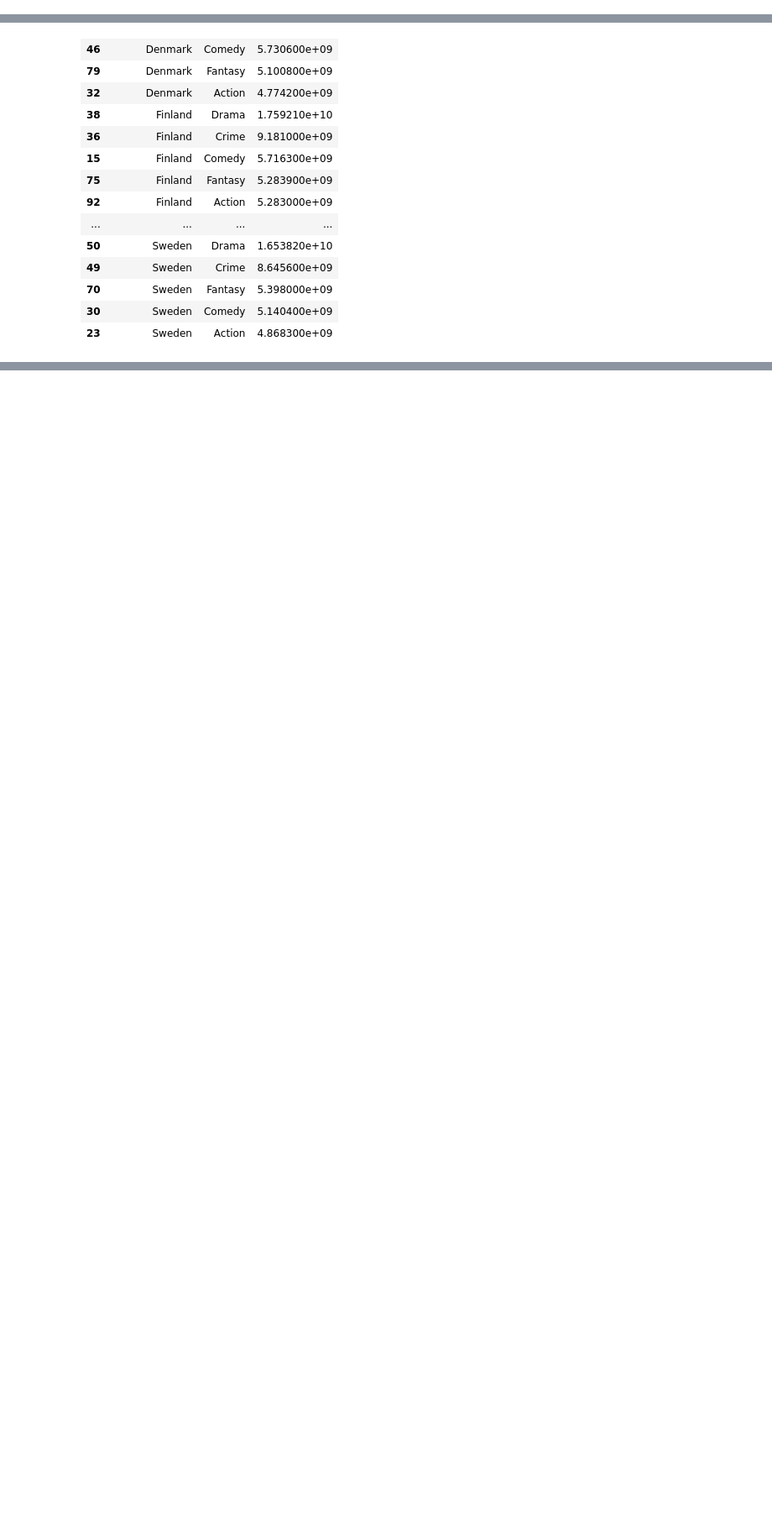
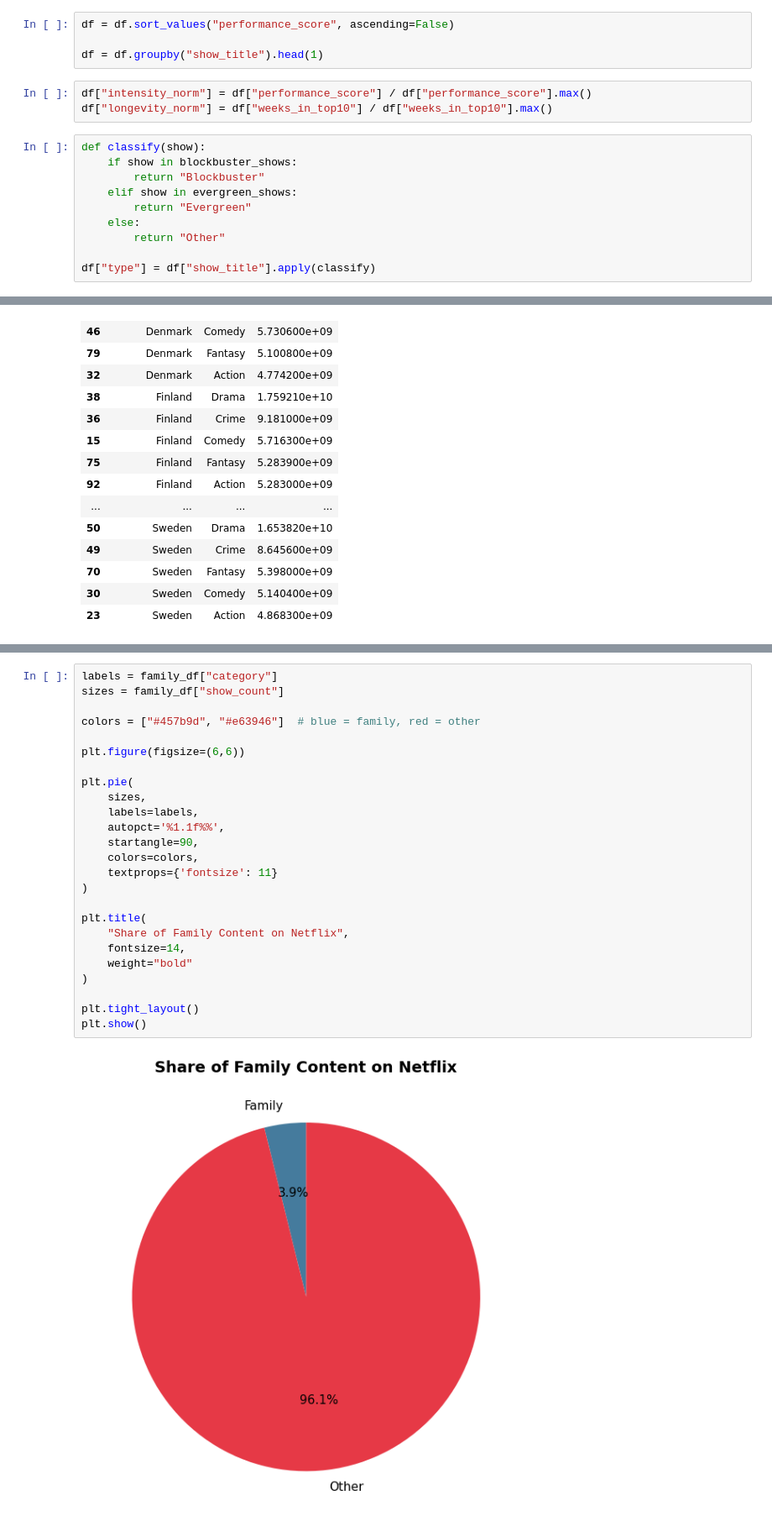
Before and after one commit to Akina-Aoki/Netflix_Analytics_DE_UX, a Jupyter notebook: eda/aira_eda/00_eda_with_star_schema.ipynb, the cells around one changed output, grey strips where cells are left out. Shown at 84% size. Cells and saved outputs as stored; diff of their text form; blank space fills up the shorter version.

```diff
--- a/eda/aira_eda/00_eda_with_star_schema.ipynb
+++ b/eda/aira_eda/00_eda_with_star_schema.ipynb
@@ -659,0 +745,17 @@ plt.show()
+# %%
+df = df.sort_values("performance_score", ascending=False)
+
+df = df.groupby("show_title").head(1)
+# %%
+df["intensity_norm"] = df["performance_score"] / df["performance_score"].max()
+df["longevity_norm"] = df["weeks_in_top10"] / df["weeks_in_top10"].max()
+# %%
+def classify(show):
+    if show in blockbuster_shows:
+        return "Blockbuster"
+    elif show in evergreen_shows:
+        return "Evergreen"
+    else:
+        return "Other"
+
+df["type"] = df["show_title"].apply(classify)
@@ -1170,0 +1470,27 @@ preference_df_2.sort_values(
+# %%
+labels = family_df["category"]
+sizes = family_df["show_count"]
+
+colors = ["#457b9d", "#e63946"]  # blue = family, red = other
+
+plt.figure(figsize=(6,6))
+
+plt.pie(
+    sizes,
+    labels=labels,
+    autopct='%1.1f%%',
+    startangle=90,
+    colors=colors,
+    textprops={'fontsize': 11}
+)
+
+plt.title(
+    "Share of Family Content on Netflix",
+    fontsize=14,
+    weight="bold"
+)
+
+plt.tight_layout()
+plt.show()
+# %% [output]
+[figure, added]
```
Also changed, not shown: parts of 46 cells of this notebook, 15 other files.
